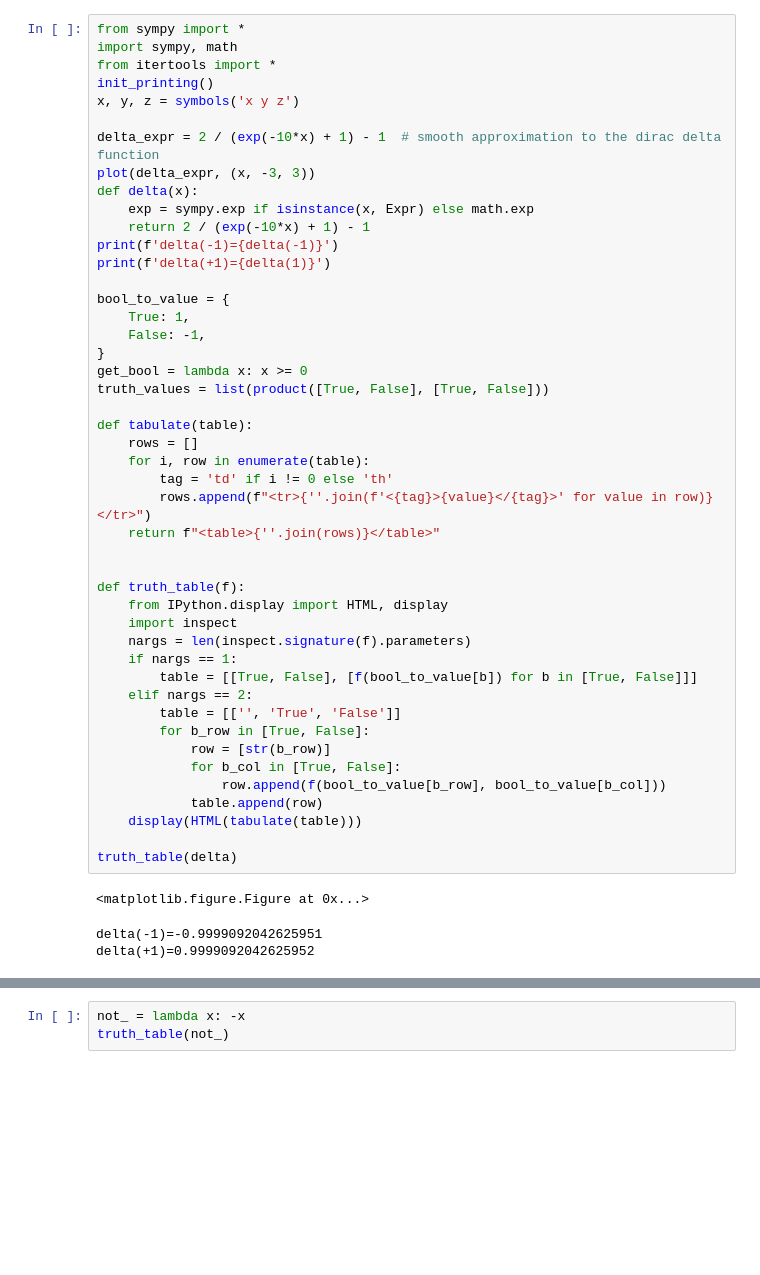
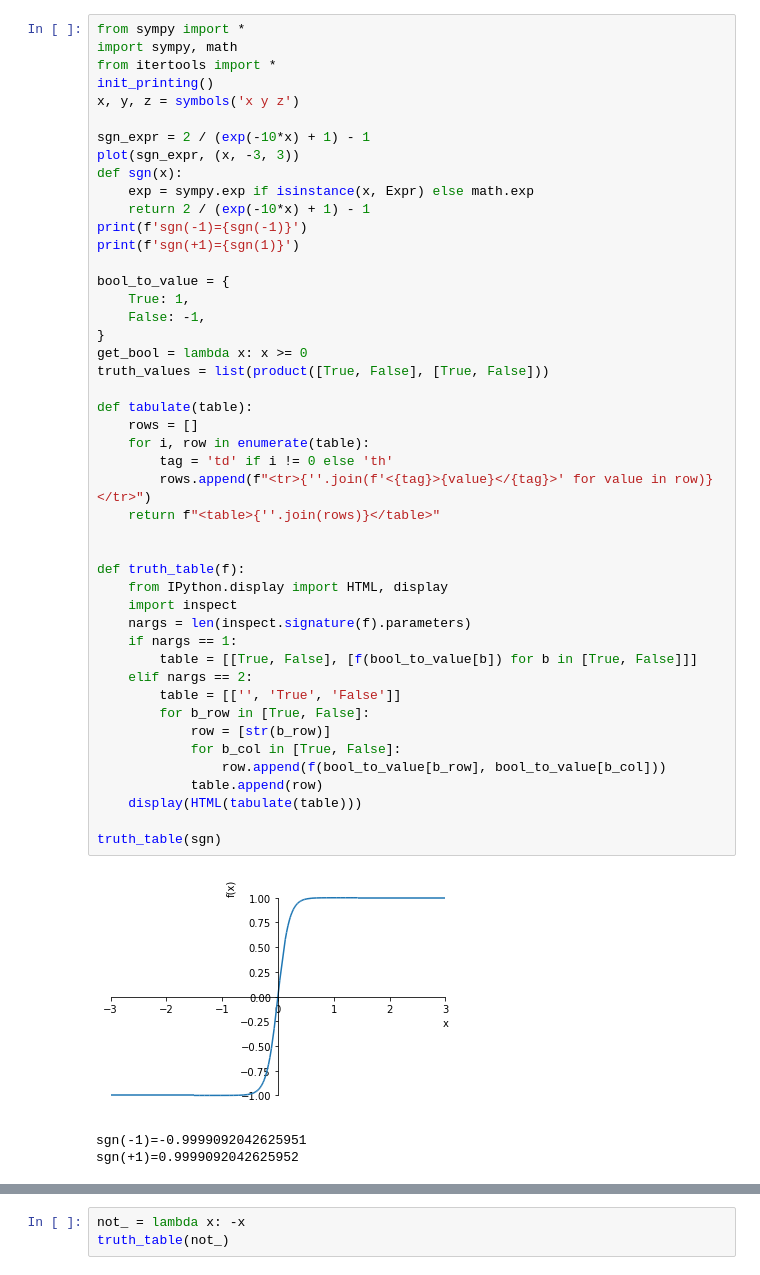
Before and after one commit to lucaswiman/stuff, a Jupyter notebook: python/notebooks/sigmoid-boolean.ipynb, the cells around one changed output, grey strips where cells are left out. Drawn from its saved outputs; the diff is of its cells as text; blank space fills up the shorter version.

```diff
--- a/python/notebooks/sigmoid-boolean.ipynb
+++ b/python/notebooks/sigmoid-boolean.ipynb
@@ -5,49 +30,49 @@ from itertools import *
 init_printing()
 x, y, z = symbols('x y z')
 
-delta_expr = 2 / (exp(-10*x) + 1) - 1  # smooth approximation to the dirac delta function
-plot(delta_expr, (x, -3, 3))
-def delta(x):
+sgn_expr = 2 / (exp(-10*x) + 1) - 1
+plot(sgn_expr, (x, -3, 3))
+def sgn(x):
     exp = sympy.exp if isinstance(x, Expr) else math.exp
     return 2 / (exp(-10*x) + 1) - 1
-print(f'delta(-1)={delta(-1)}')
-print(f'delta(+1)={delta(1)}')
+print(f'sgn(-1)={sgn(-1)}')
+print(f'sgn(+1)={sgn(1)}')
 
 bool_to_value = {
     True: 1,
     False: -1,
 }
 get_bool = lambda x: x >= 0
 truth_values = list(product([True, False], [True, False]))
 
 def tabulate(table):
     rows = []
     for i, row in enumerate(table):
         tag = 'td' if i != 0 else 'th'
         rows.append(f"<tr>{''.join(f'<{tag}>{value}</{tag}>' for value in row)}</tr>")
     return f"<table>{''.join(rows)}</table>"
 
 
 def truth_table(f):
     from IPython.display import HTML, display
     import inspect
     nargs = len(inspect.signature(f).parameters)
     if nargs == 1:
         table = [[True, False], [f(bool_to_value[b]) for b in [True, False]]]
     elif nargs == 2:
         table = [['', 'True', 'False']]
         for b_row in [True, False]:
             row = [str(b_row)]
             for b_col in [True, False]:
                 row.append(f(bool_to_value[b_row], bool_to_value[b_col]))
             table.append(row)
     display(HTML(tabulate(table)))
 
-truth_table(delta)
+truth_table(sgn)
 # %% [output]
+[figure, added]
-<matplotlib.figure.Figure at 0x...>
+sgn(-1)=-0.9999092042625951
+sgn(+1)=0.9999092042625952
-delta(-1)=-0.9999092042625951
-delta(+1)=0.9999092042625952
 | True | False |
 | 0.9999092042625952 | -0.9999092042625951 |
 # %%
```
Also changed, not shown: parts of 14 cells of this notebook.
